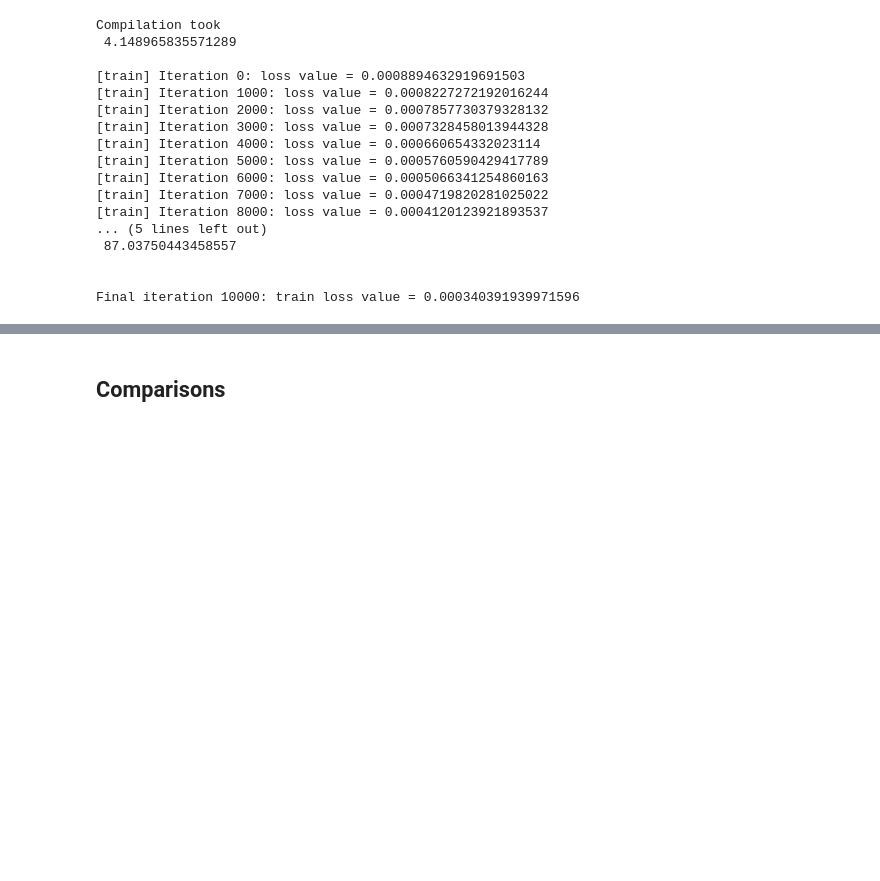
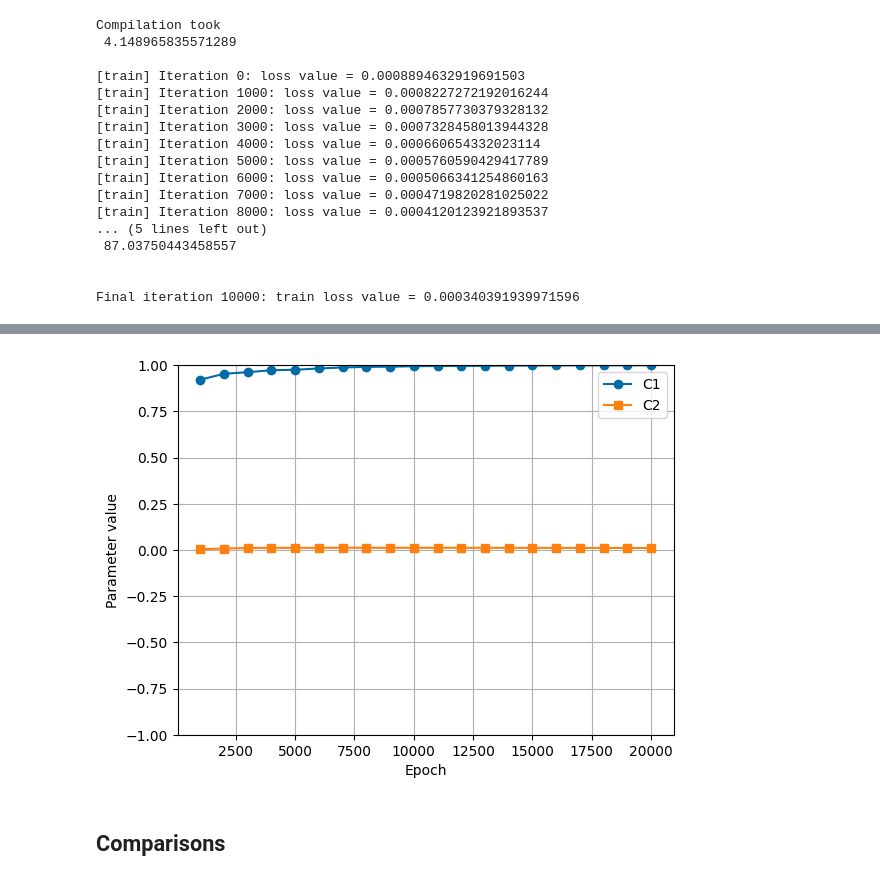
Before and after one commit to mia-jinns/jinns, a Jupyter notebook: benchmarks/Navier_Stokes_inverse/Navier_Stokes_inverse.ipynb, the cells around one changed output, grey strips where cells are left out. Drawn from its saved outputs; the diff is of its cells as text; code cells hidden in the pictures; blank space fills up the shorter version.

```diff
--- a/benchmarks/Navier_Stokes_inverse/Navier_Stokes_inverse.ipynb
+++ b/benchmarks/Navier_Stokes_inverse/Navier_Stokes_inverse.ipynb
@@ -413,3 +609,24 @@ Final iteration 10000: train loss value = 0.000340391939971596
+# %%
+max_epochs = 20000
+epochs_saved = range(999, max_epochs, 1000)
+parameters = torch.empty((int(max_epochs/1000), 2))
+for i, epoch in enumerate(epochs_saved):
+    params_torch = torch.load('{}/parameters_epoch{}'.format(tmp_dir, epoch))
+    for e, var in enumerate(pinn.problem.unknown_variables):
+        parameters[i, e] = params_torch[var].data
+
+# Plot parameters
+plt.close()
+plt.plot(epochs_saved, parameters[:, 0], label='C1', marker='o')
+plt.plot(epochs_saved, parameters[:, 1], label='C2', marker='s')
+plt.ylim(-1, 1)
+plt.grid()
+plt.legend()
+plt.xlabel('Epoch')
+plt.ylabel('Parameter value')
+plt.show()
+# %% [output]
+[figure, added]
 # %% [markdown]
 ## Comparisons
 # %%
```
Also changed, not shown: parts of 13 cells of this notebook, 1 other file.
